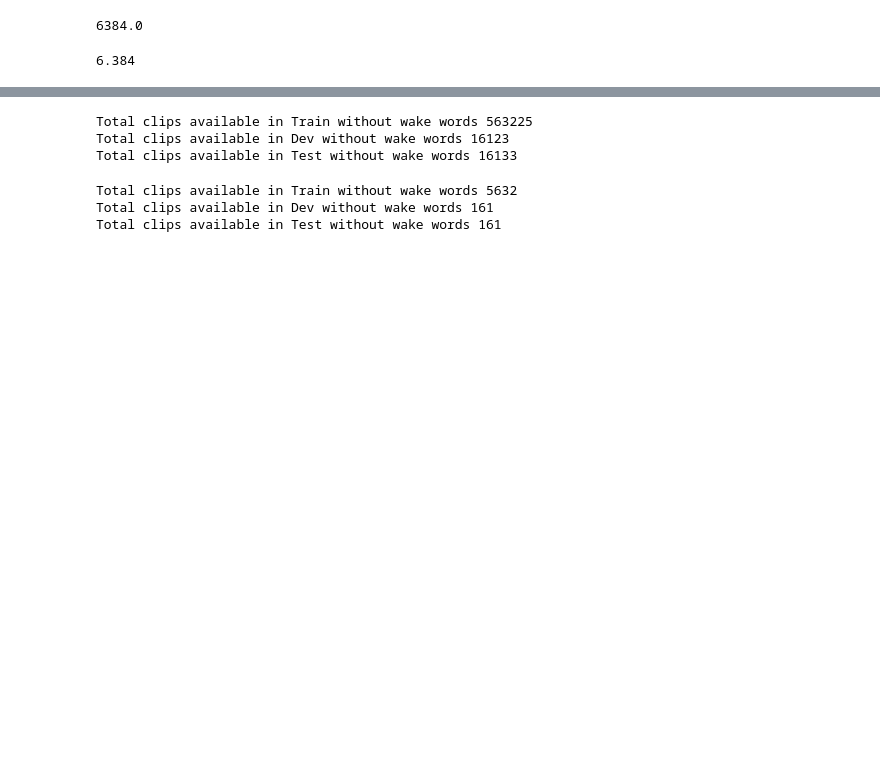
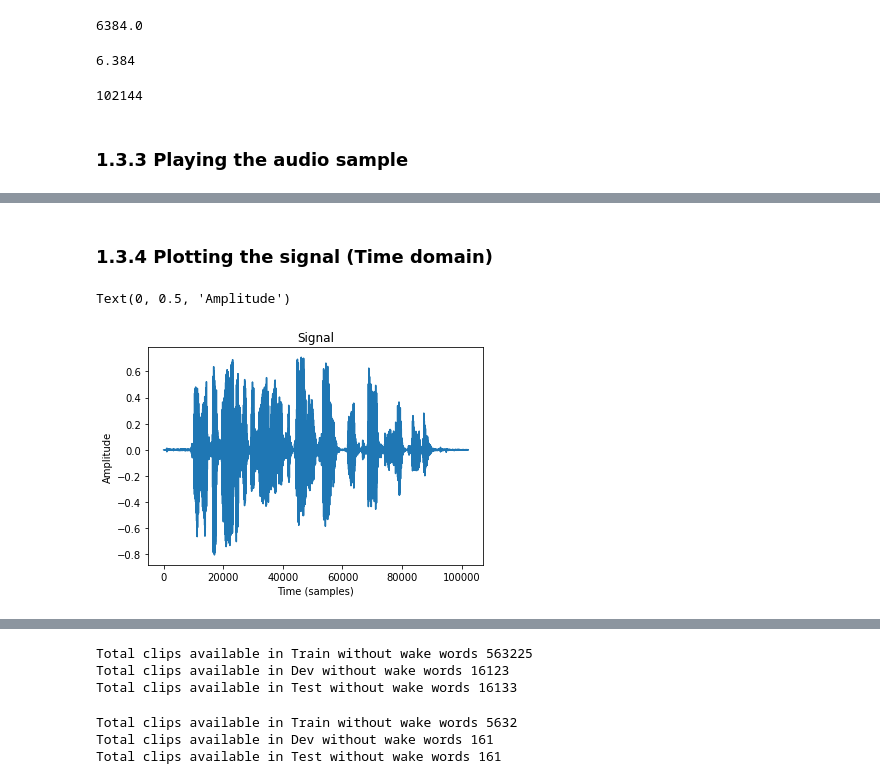
Before and after one commit to rajashekar/colab, a Jupyter notebook: wake_word_scratch.ipynb, the cells around one changed output, grey strips where cells are left out. Cells and saved outputs as stored; diff of their text form; code cells hidden in the pictures; blank space fills up the shorter version.

```diff
--- a/wake_word_scratch.ipynb
+++ b/wake_word_scratch.ipynb
@@ -147,2 +221,2 @@ Name: 155, dtype: object
 # %%
-sounddata = librosa.core.load(f"{common_voice_datapath}/clips/{positive_train_data.iloc[0]['path']}", sr=sr, mono=True)[0]
+sounddata = librosa.core.load(f"{common_voice_datapath}/clips/common_voice_en_20433916.mp3", sr=sr, mono=True)[0]
@@ -156,7 +232,24 @@ sounddata.size / sr * 1000
 librosa.get_duration(sounddata, sr)
 # %% [output]
 6.384
+# %%
+sounddata.size
+# %% [output]
+102144
+# %% [markdown]
+### 1.3.3 Playing the audio sample
 # %%
 Audio(sounddata,rate=sr)
 # %% [output]
 [interactive output not drawn]
+# %% [markdown]
+### 1.3.4 Plotting the signal (Time domain)
+# %%
+# plotting the signal in time series
+plt.plot(sounddata)
+plt.title('Signal')
+plt.xlabel('Time (samples)')
+plt.ylabel('Amplitude')
+# %% [output]
+Text(0, 0.5, 'Amplitude')
+[figure, added]
```
Also changed, not shown: parts of 68 cells of this notebook.
